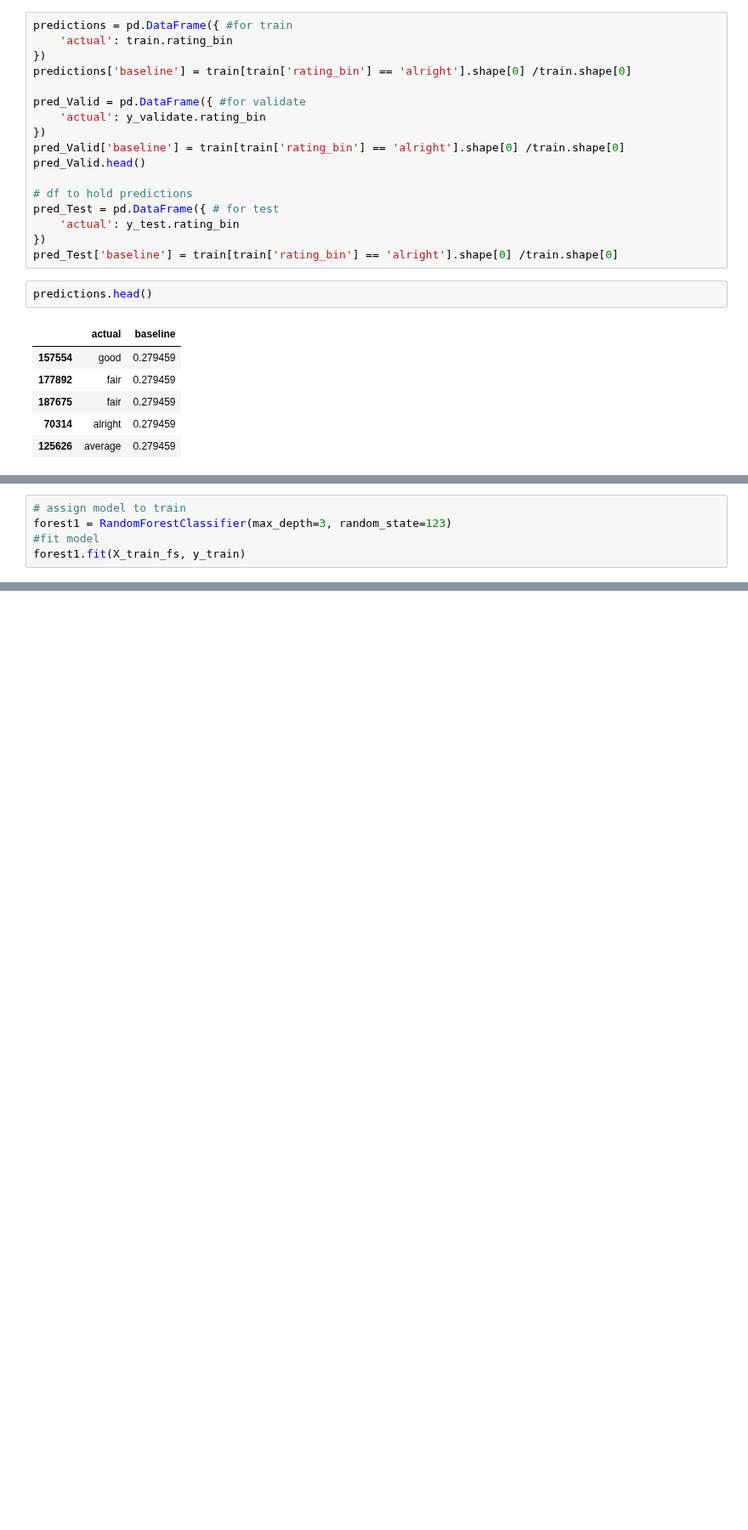
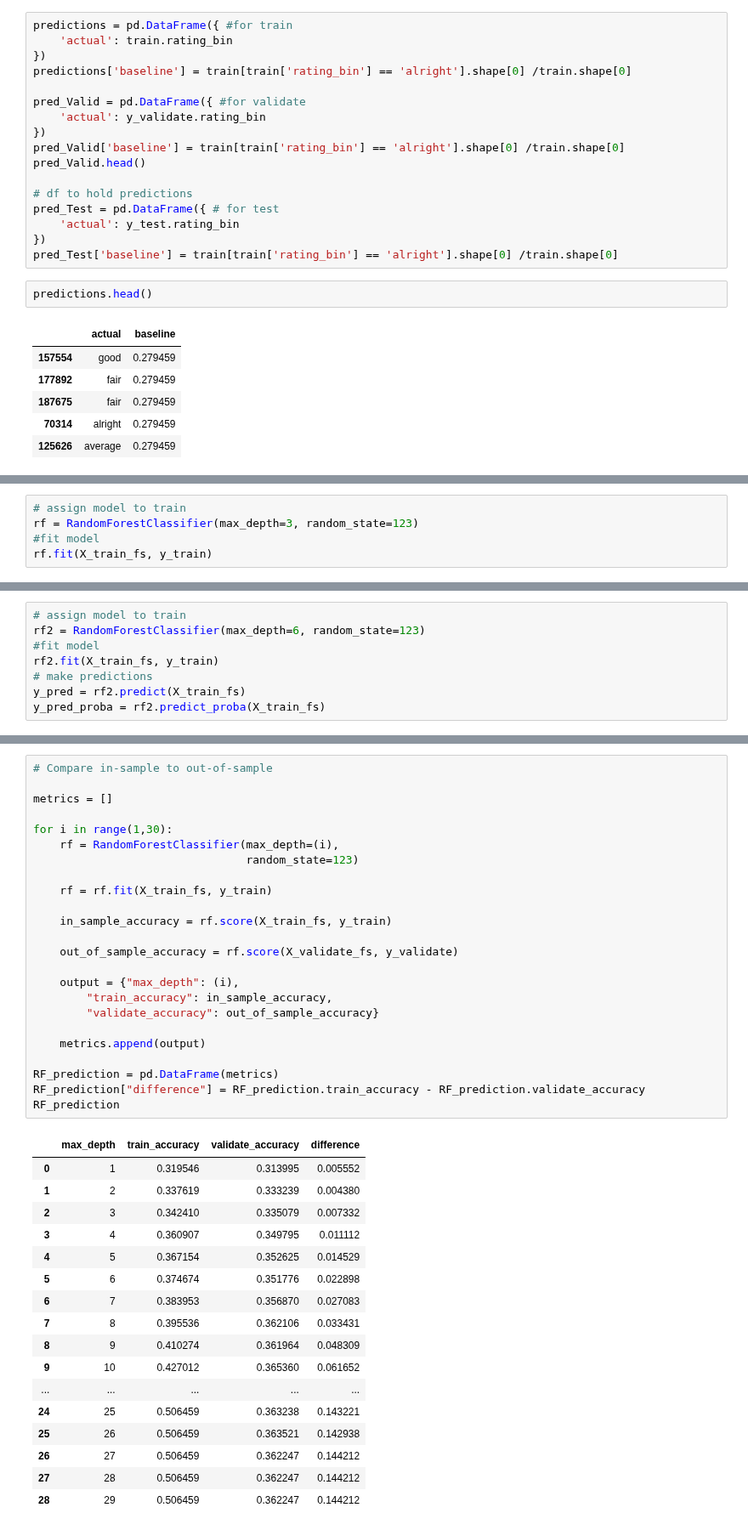
Before and after one commit to MrEnigmamgine/Videogame-Capstone_fork, a Jupyter notebook: Lindy_workbook.ipynb, the cells around one changed output, grey strips where cells are left out. Shown at 85% size. Cells and saved outputs as stored; diff of their text form; blank space fills up the shorter version.

```diff
--- a/Lindy_workbook.ipynb
+++ b/Lindy_workbook.ipynb
@@ -841,5 +827,0 @@ memory usage: 257.6+ KB
-# %%
-# assign model to train
-forest1 = RandomForestClassifier(max_depth=3, random_state=123)
-#fit model
-forest1.fit(X_train_fs, y_train)
@@ -859,0 +828,5 @@ ValueError: could not convert string to float: 'good'
+# %%
+# assign model to train
+rf = RandomForestClassifier(max_depth=3, random_state=123)
+#fit model
+rf.fit(X_train_fs, y_train)
@@ -859,0 +857,8 @@ ValueError: could not convert string to float: 'good'
+# %%
+# assign model to train
+rf2 = RandomForestClassifier(max_depth=6, random_state=123)
+#fit model
+rf2.fit(X_train_fs, y_train)
+# make predictions
+y_pred = rf2.predict(X_train_fs)
+y_pred_proba = rf2.predict_proba(X_train_fs)
@@ -859,0 +880,42 @@ ValueError: could not convert string to float: 'good'
+# %%
+# Compare in-sample to out-of-sample
+
+metrics = []
+
+for i in range(1,30):
+    rf = RandomForestClassifier(max_depth=(i),
+                                random_state=123)
+
+    rf = rf.fit(X_train_fs, y_train)
+
+    in_sample_accuracy = rf.score(X_train_fs, y_train)
+
+    out_of_sample_accuracy = rf.score(X_validate_fs, y_validate)
+
+    output = {"max_depth": (i),
+        "train_accuracy": in_sample_accuracy,
+        "validate_accuracy": out_of_sample_accuracy}
+
+    metrics.append(output)
+
+RF_prediction = pd.DataFrame(metrics)
+RF_prediction["difference"] = RF_prediction.train_accuracy - RF_prediction.validate_accuracy
+RF_prediction
+# %% [output]
+|  | max_depth | train_accuracy | validate_accuracy | difference |
+| 0 | 1 | 0.319546 | 0.313995 | 0.005552 |
+| 1 | 2 | 0.337619 | 0.333239 | 0.004380 |
+| 2 | 3 | 0.342410 | 0.335079 | 0.007332 |
+| 3 | 4 | 0.360907 | 0.349795 | 0.011112 |
+| 4 | 5 | 0.367154 | 0.352625 | 0.014529 |
+| 5 | 6 | 0.374674 | 0.351776 | 0.022898 |
+| 6 | 7 | 0.383953 | 0.356870 | 0.027083 |
+| 7 | 8 | 0.395536 | 0.362106 | 0.033431 |
+| 8 | 9 | 0.410274 | 0.361964 | 0.048309 |
+| 9 | 10 | 0.427012 | 0.365360 | 0.061652 |
+| ... | ... | ... | ... | ... |
+| 24 | 25 | 0.506459 | 0.363238 | 0.143221 |
+| 25 | 26 | 0.506459 | 0.363521 | 0.142938 |
+| 26 | 27 | 0.506459 | 0.362247 | 0.144212 |
+| 27 | 28 | 0.506459 | 0.362247 | 0.144212 |
+| 28 | 29 | 0.506459 | 0.362247 | 0.144212 |
```
Also changed, not shown: parts of 16 cells of this notebook.
